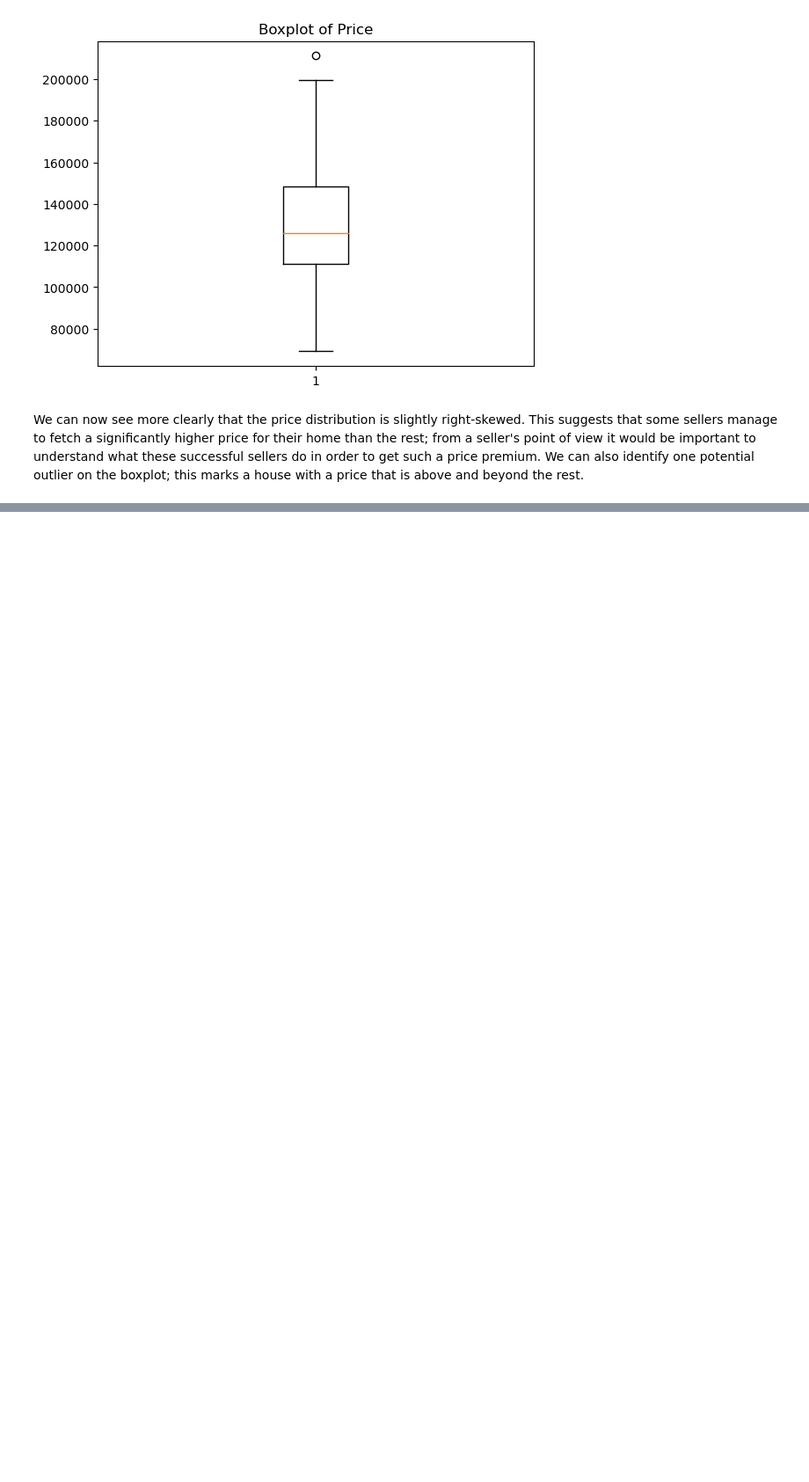
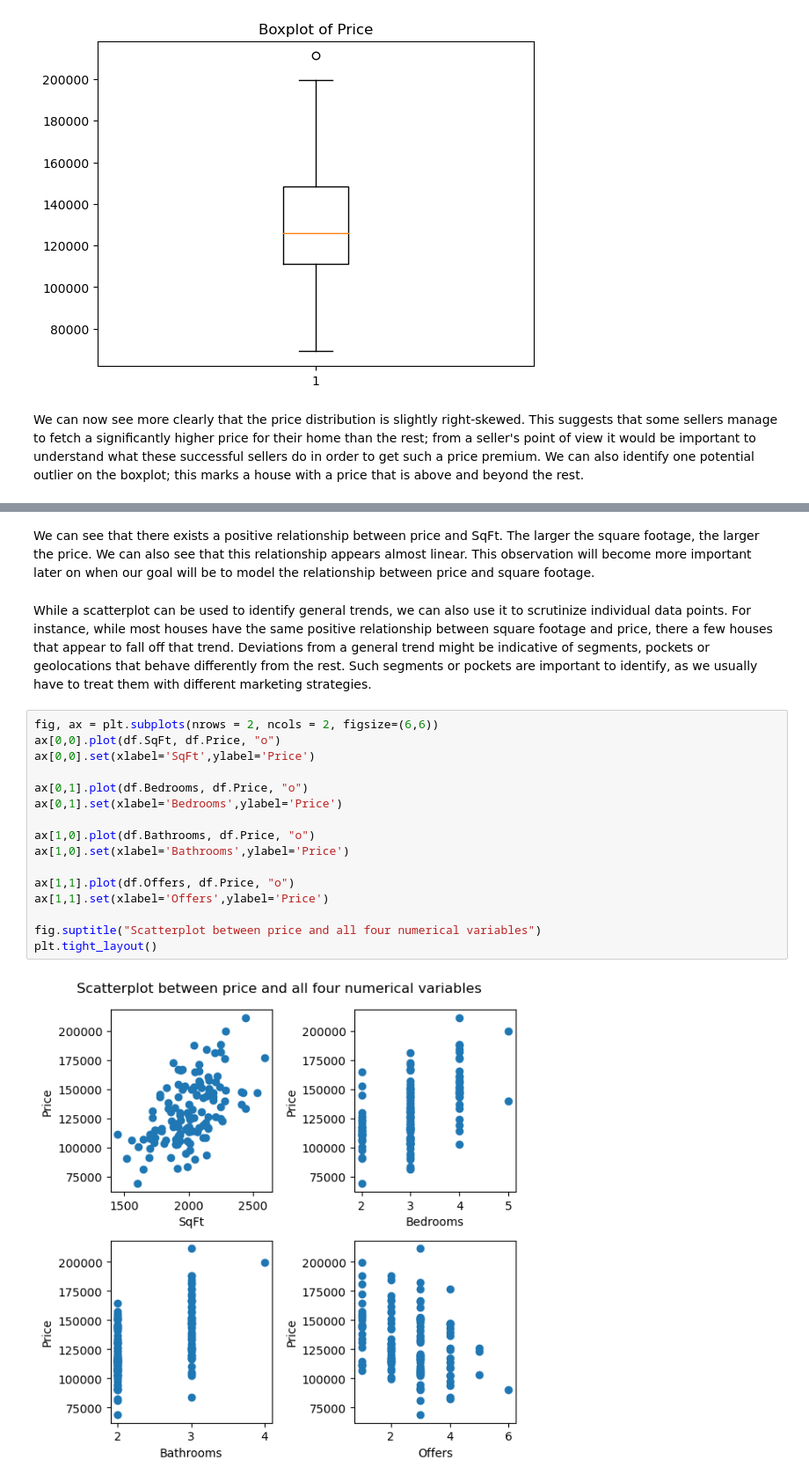
Before and after one commit to evansochola/house-price-data-exploration, a Jupyter notebook: House-Price-Data-Exploration.ipynb, the cells around one changed output, grey strips where cells are left out. Shown at 88% size. Cells and saved outputs as stored; diff of their text form; blank space fills up the shorter version.

```diff
--- a/House-Price-Data-Exploration.ipynb
+++ b/House-Price-Data-Exploration.ipynb
@@ -127,0 +139,22 @@ We can now see more clearly that the price distribution is slightly right-skewed
+# %% [markdown]
+We can see that there exists a positive relationship between price and SqFt. The larger the square footage, the larger the price. We can also see that this relationship appears almost linear. This observation will become more important later on when our goal will be to model the relationship between price and square footage.
+# %% [markdown]
+While a scatterplot can be used to identify general trends, we can also use it to scrutinize individual data points. For instance, while most houses have the same positive relationship between square footage and price, there a few houses that appear to fall off that trend. Deviations from a general trend might be indicative of segments, pockets or geolocations that behave differently from the rest. Such segments or pockets are important to identify, as we usually have to treat them with different marketing strategies.
+# %%
+fig, ax = plt.subplots(nrows = 2, ncols = 2, figsize=(6,6))
+ax[0,0].plot(df.SqFt, df.Price, "o")
+ax[0,0].set(xlabel='SqFt',ylabel='Price')
+
+ax[0,1].plot(df.Bedrooms, df.Price, "o")
+ax[0,1].set(xlabel='Bedrooms',ylabel='Price')
+
+ax[1,0].plot(df.Bathrooms, df.Price, "o")
+ax[1,0].set(xlabel='Bathrooms',ylabel='Price')
+
+ax[1,1].plot(df.Offers, df.Price, "o")
+ax[1,1].set(xlabel='Offers',ylabel='Price')
+
+fig.suptitle("Scatterplot between price and all four numerical variables")
+plt.tight_layout()
+# %% [output]
+[figure, added]
```
Also changed, not shown: parts of 4 cells of this notebook.
